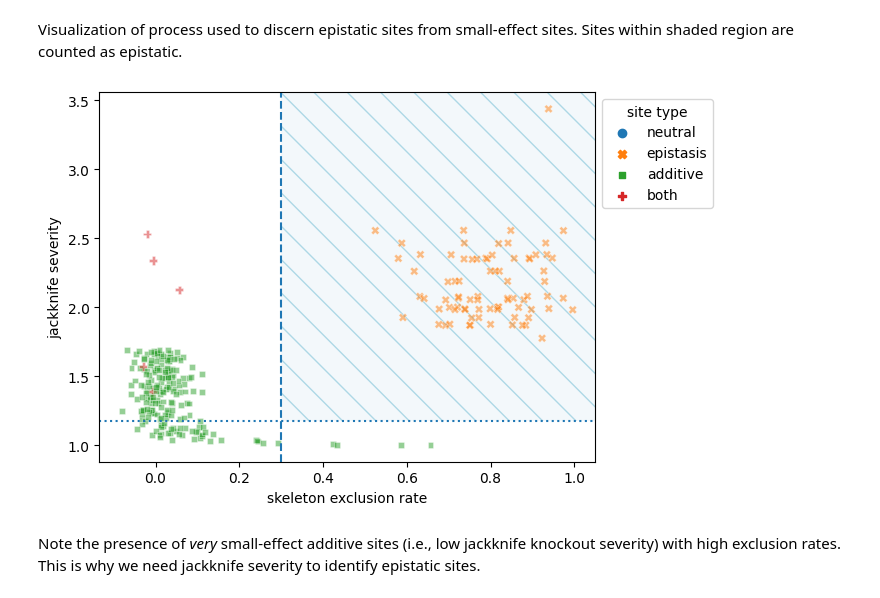
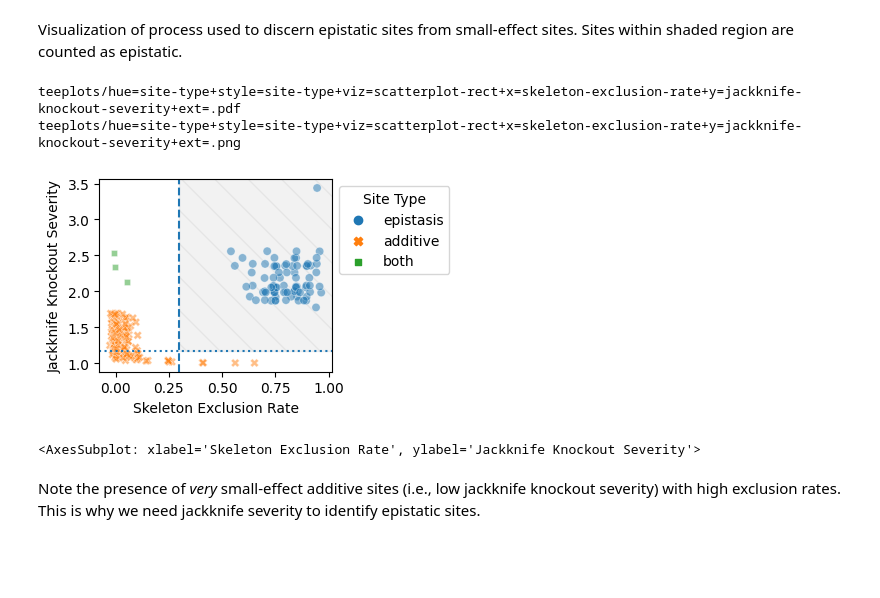
Before and after one commit to mmore500/cryptic-sequence-concept, a Jupyter notebook: explore_epistasis.ipynb, the cells around one changed output. Cells and saved outputs as stored; diff of their text form; code cells hidden in the pictures; blank space fills up the shorter version.

```diff
--- a/explore_epistasis.ipynb
+++ b/explore_epistasis.ipynb
@@ -283,44 +284,56 @@ Sites within shaded region are counted as epistatic.
 # %%
 df_joint = pd.DataFrame.merge(  # combine genome & skeleton data
     df_genome,
     df_skeletons,
     on="site",
 )
-ax = sns.scatterplot(
+def scatterplot_rect(*args, **kwargs) -> plt.Axes:
+    ax = sns.scatterplot(
+        **kwargs,
+        alpha=0.5,
+    )
+    sns.move_legend(ax, "upper left", bbox_to_anchor=(1, 1))
+    plt.axvline(est["exclusion frequency cutoff"], ls="--")
+    plt.axhline(est["jackknife severity cutoff"], ls=":")
+    with plt.rc_context({"hatch.color": "lightblue"}):
+        plt.gca().add_patch(
+            plt.Rectangle(
+                (
+                    est["exclusion frequency cutoff"],
+                    est["jackknife severity cutoff"],
+                ),
+                plt.xlim()[1] - est["exclusion frequency cutoff"],
+                plt.ylim()[1] - est["jackknife severity cutoff"],
+                alpha=0.05,
+                fill=True,
+                hatch="\\",
+                zorder=-1,
+                color="black",
+            ),
+        )
+    plt.gcf().set_size_inches((3, 2.5))
+    return ax
+
+tp.tee(
+    scatterplot_rect,
     data={
-        "skeleton exclusion rate": jitter(
+        "Skeleton Exclusion Rate": jitter(
             df_joint["skeleton outcome frequency, excluded"],
-            amount=0.03,
+            amount=0.01,
         ),
-        "jackknife severity": df_joint["jackknife result"],
-        "site type": df_joint["site type"],
+        "Jackknife Knockout Severity": df_joint["jackknife result"],
+        "Site Type": df_joint["site type"].replace("neutral", np.nan),
     },
-    x="skeleton exclusion rate",
-    y="jackknife severity",
-    hue="site type",
-    style="site type",
-    alpha=0.5,
+    x="Skeleton Exclusion Rate",
+    y="Jackknife Knockout Severity",
+    hue="Site Type",
+    style="Site Type",
 )
-sns.move_legend(ax, "upper left", bbox_to_anchor=(1, 1))
-plt.axvline(est["exclusion frequency cutoff"], ls="--")
-plt.axhline(est["jackknife severity cutoff"], ls=":")
-with plt.rc_context({"hatch.color": "lightblue"}):
-    plt.gca().add_patch(
-        plt.Rectangle(
-            (
-                est["exclusion frequency cutoff"],
-                est["jackknife severity cutoff"],
-            ),
-            plt.xlim()[1] - est["exclusion frequency cutoff"],
-            plt.ylim()[1] - est["jackknife severity cutoff"],
-            alpha=0.05,
-            fill=True,
-            hatch="\\",
-            zorder=-1,
-        ),
-    )
 # %% [output]
+teeplots/hue=site-type+style=site-type+viz=scatterplot-rect+x=skeleton-exclusion-rate+y=jackknife-knockout-severity+ext=.pdf
+teeplots/hue=site-type+style=site-type+viz=scatterplot-rect+x=skeleton-exclusion-rate+y=jackknife-knockout-severity+ext=.png
-[figure, old version]
+[figure, new version]
+<AxesSubplot: xlabel='Skeleton Exclusion Rate', ylabel='Jackknife Knockout Severity'>
 # %% [markdown]
 Note the presence of *very* small-effect additive sites (i.e., low jackknife knockout severity) with high exclusion rates.
 This is why we need jackknife severity to identify epistatic sites.
```
Also changed, not shown: parts of 1 cell of this notebook, 7 other files.
